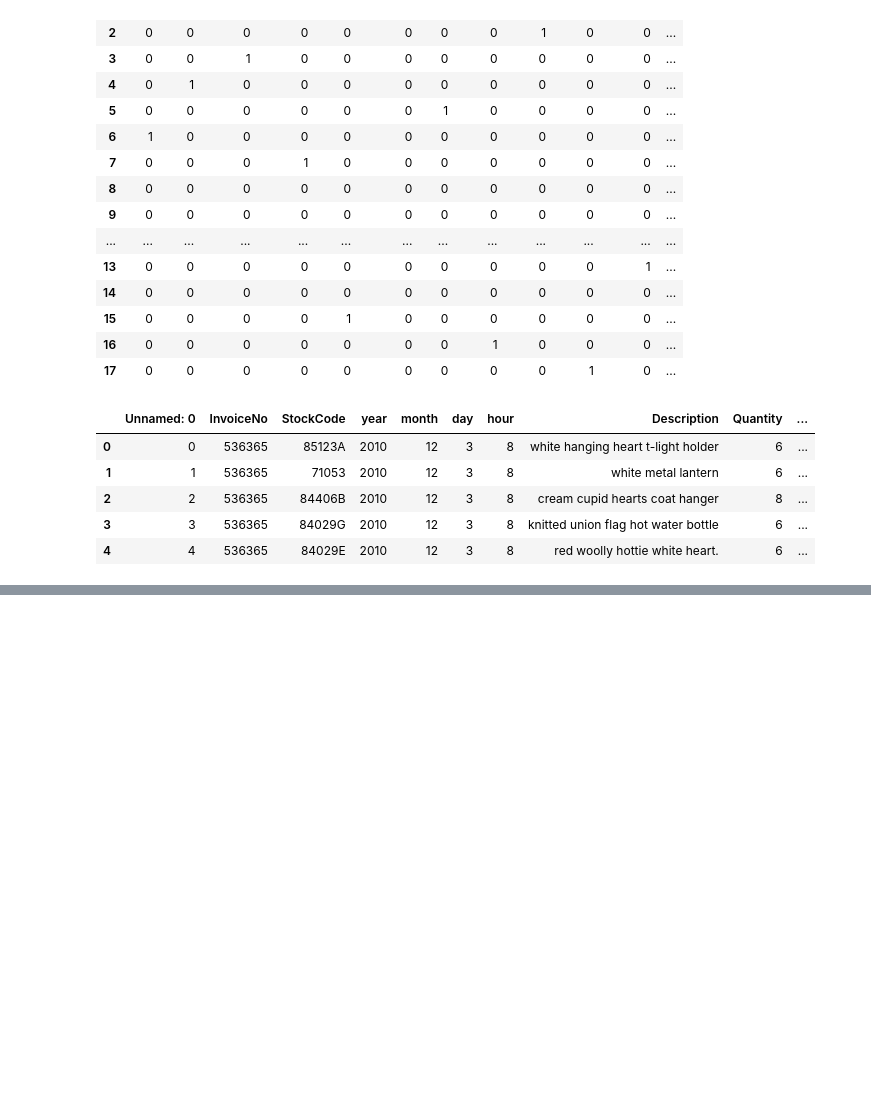
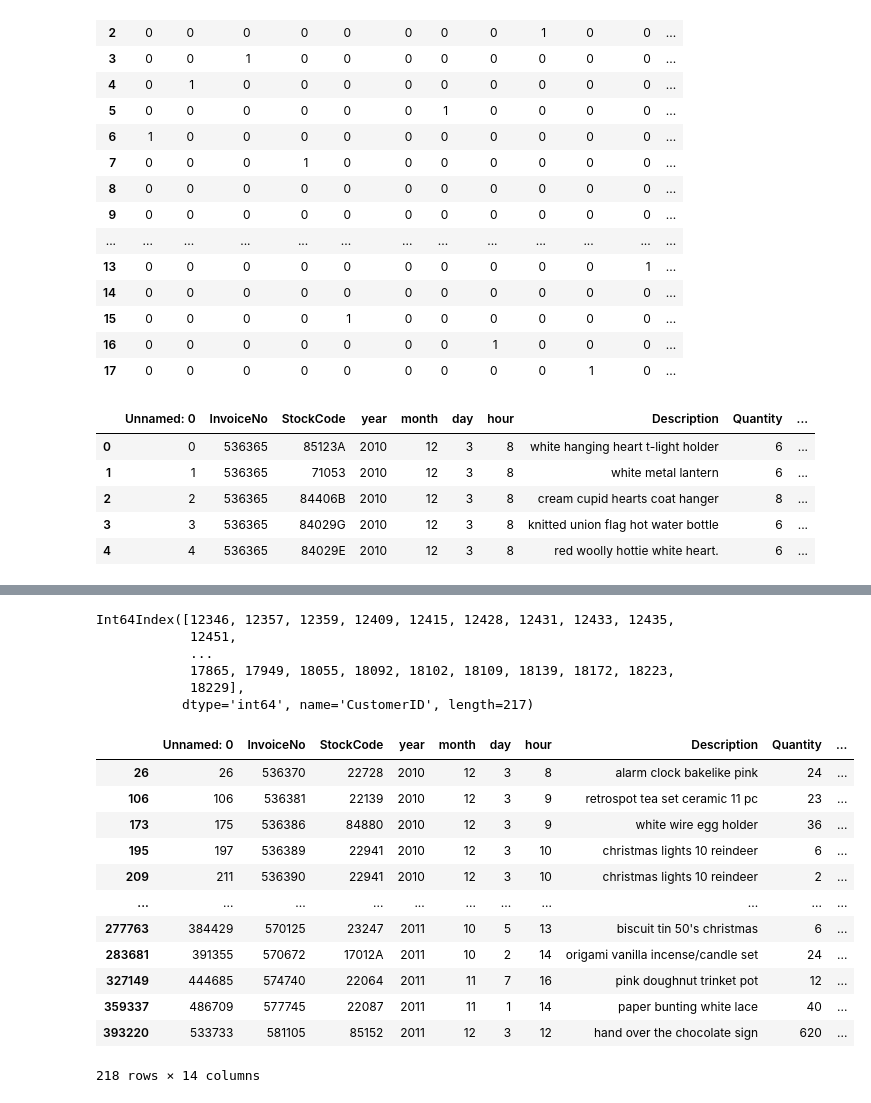
Before and after one commit to dataptmad0124/lessons, a Jupyter notebook: m1/Repaso_labs_3.ipynb, the cells around one changed output, grey strips where cells are left out. Cells and saved outputs as stored; diff of their text form; code cells hidden in the pictures; blank space fills up the shorter version.

```diff
--- a/m1/Repaso_labs_3.ipynb
+++ b/m1/Repaso_labs_3.ipynb
@@ -634,0 +629,2 @@ Name: amount_spent, Length: 397924, dtype: float64
+# %%
+grupo = orders.groupby('CustomerID').sum()
@@ -634,0 +651,4 @@ Name: amount_spent, Length: 397924, dtype: float64
+# %%
+per_95 = grupo.amount_spent.quantile(0.95)  #numero
+
+per_75 = grupo.amount_spent.quantile(0.75)
@@ -634,0 +697,4 @@ Name: amount_spent, Length: 397924, dtype: float64
+# %%
+vip = grupo[grupo.amount_spent >= per_95].index
+
+vip
@@ -634,0 +741,25 @@ Name: amount_spent, Length: 397924, dtype: float64
+# %%
+vip
+# %% [output]
+Int64Index([12346, 12357, 12359, 12409, 12415, 12428, 12431, 12433, 12435,
+            12451,
+            ...
+            17865, 17949, 18055, 18092, 18102, 18109, 18139, 18172, 18223,
+            18229],
+           dtype='int64', name='CustomerID', length=217)
+# %%
+orders[orders.CustomerID.isin(vip)].drop_duplicates(subset=['CustomerID', 'Country'])
+# %% [output]
+|  | Unnamed: 0 | InvoiceNo | StockCode | year | month | day | hour | Description | Quantity | ... |
+| 26 | 26 | 536370 | 22728 | 2010 | 12 | 3 | 8 | alarm clock bakelike pink | 24 | ... |
+| 106 | 106 | 536381 | 22139 | 2010 | 12 | 3 | 9 | retrospot tea set ceramic 11 pc | 23 | ... |
+| 173 | 175 | 536386 | 84880 | 2010 | 12 | 3 | 9 | white wire egg holder | 36 | ... |
+| 195 | 197 | 536389 | 22941 | 2010 | 12 | 3 | 10 | christmas lights 10 reindeer | 6 | ... |
+| 209 | 211 | 536390 | 22941 | 2010 | 12 | 3 | 10 | christmas lights 10 reindeer | 2 | ... |
+| ... | ... | ... | ... | ... | ... | ... | ... | ... | ... | ... |
+| 277763 | 384429 | 570125 | 23247 | 2011 | 10 | 5 | 13 | biscuit tin 50's christmas | 6 | ... |
+| 283681 | 391355 | 570672 | 17012A | 2011 | 10 | 2 | 14 | origami vanilla incense/candle set | 24 | ... |
+| 327149 | 444685 | 574740 | 22064 | 2011 | 11 | 7 | 16 | pink doughnut trinket pot | 12 | ... |
+| 359337 | 486709 | 577745 | 22087 | 2011 | 11 | 1 | 14 | paper bunting white lace | 40 | ... |
+| 393220 | 533733 | 581105 | 85152 | 2011 | 12 | 3 | 12 | hand over the chocolate sign | 620 | ... |
+218 rows × 14 columns
```
Also changed, not shown: parts of 15 cells of this notebook.
